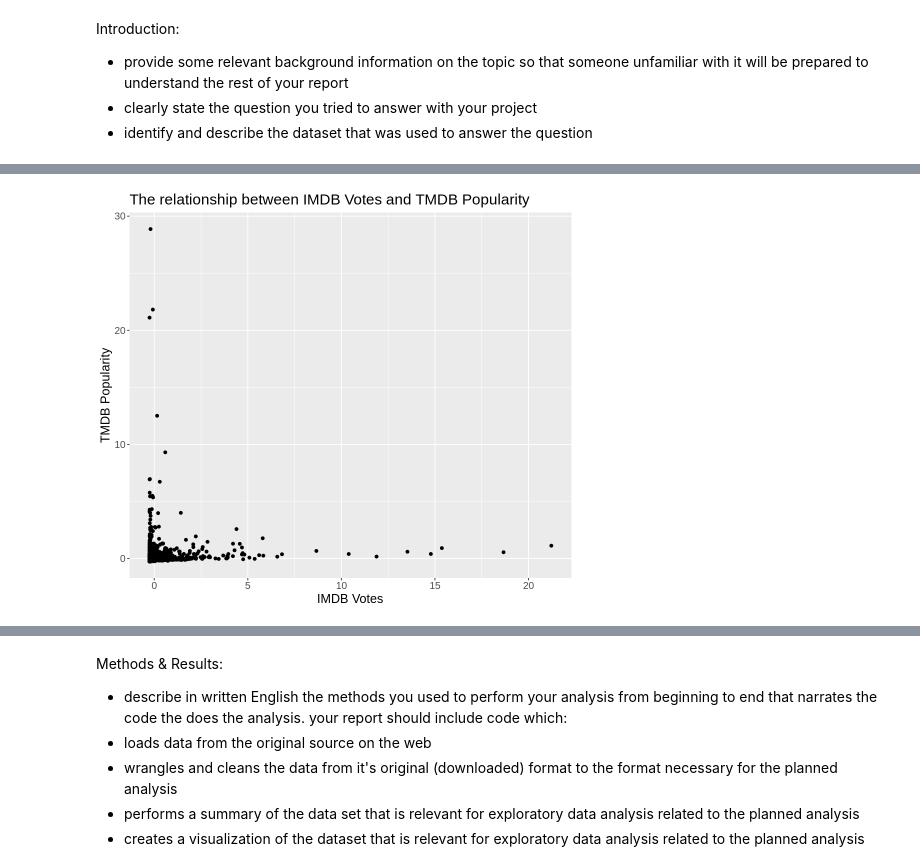
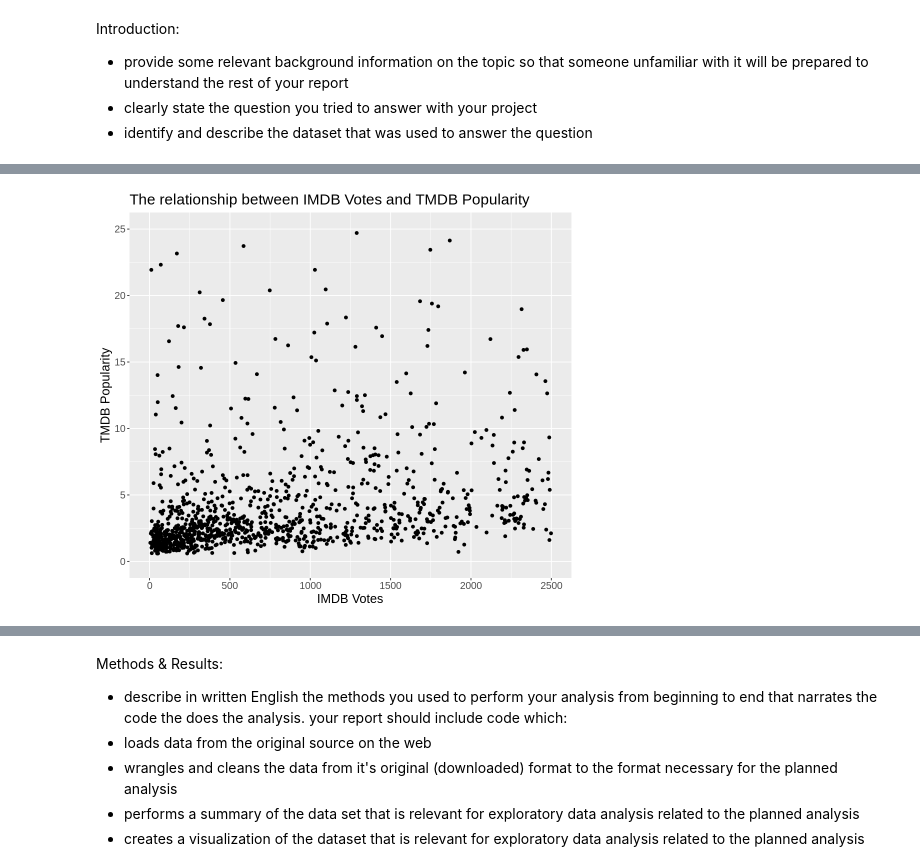
Before and after one commit to sm020402/dsci-100-2022w1-group-98, a Jupyter notebook: project_proposal/report.ipynb, the cells around one changed output, grey strips where cells are left out. Cells and saved outputs as stored; diff of their text form; code cells hidden in the pictures.

```diff
--- a/project_proposal/report.ipynb
+++ b/project_proposal/report.ipynb
@@ -61,8 +39,8 @@ titles_missing_values
 # %%
-titles_movie <- na.omit(titles_movie_scaled)
+titles_movie <- na.omit(titles_movie_data)
 # %%
 set.seed(1)
-titles_split <- initial_split(titles_movie, prop = 0.75 , strata = scaled_tmdb_popularity)
+titles_split <- initial_split(titles_movie, prop = 0.75 , strata = tmdb_popularity)
 titles_training <- training(titles_split)
 titles_testing <- testing(titles_split)
 titles_training
@@ -128,10 +110,12 @@ iscore_plot
 # %%
 options(repr.plot.width = 8, repr.plot.height = 7)
 ivotes_plot <- titles_training %>%
-    ggplot(aes(x = scaled_imdb_votes, y = scaled_tmdb_popularity)) +
+    ggplot(aes(x = imdb_votes, y = tmdb_popularity)) +
     geom_point() +
     labs(x = "IMDB Votes", y ="TMDB Popularity") +
     ggtitle("The relationship between IMDB Votes and TMDB Popularity")+
+    ylim(0,25)+
+    xlim(0,2500)+
     theme(text = element_text(size = 15))
 
 ivotes_plot
@@ -139,4 +125,4 @@ ivotes_plot
-[figure, old version]
+[figure, new version]
 # %%
 options(repr.plot.width = 8, repr.plot.height = 6)
 tscore_plot <- titles_training %>%
```
Also changed, not shown: parts of 13 cells of this notebook.
